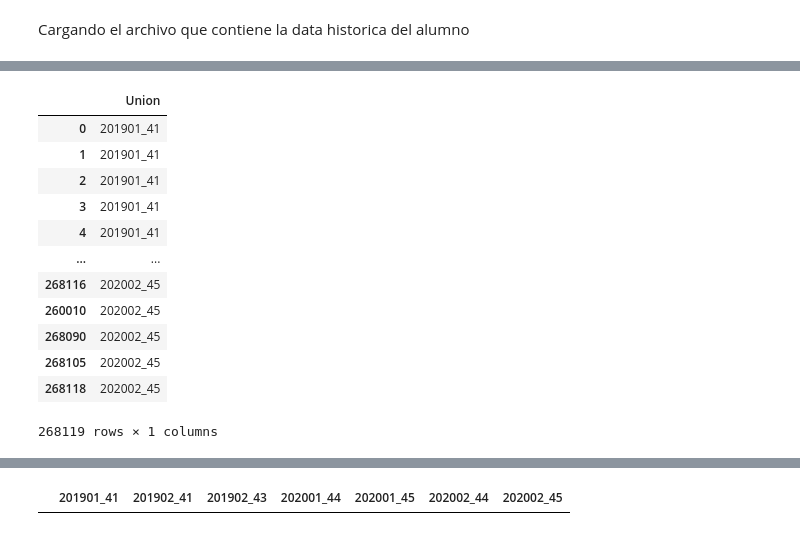
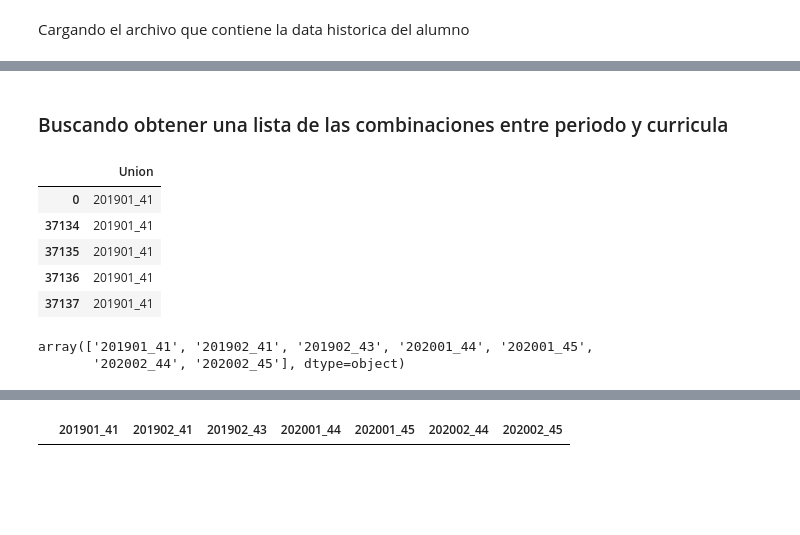
Before and after one commit to NuryYanque/RecomendacionDeCursos, a Jupyter notebook: notebooks/UPC_Sistema_Recomendacion.ipynb, the cells around one changed output, grey strips where cells are left out. Drawn from its saved outputs; the diff is of its cells as text; code cells hidden in the pictures; blank space fills up the shorter version.

```diff
--- a/notebooks/UPC_Sistema_Recomendacion.ipynb
+++ b/notebooks/UPC_Sistema_Recomendacion.ipynb
@@ -6,4 +6,4 @@ Cargando el archivo que contiene la data historica del alumno
 import pandas as pd
 xlsx_dataset = pd.ExcelFile('../../../Data_Ingenieria/dataset_1.xlsx')
 # %%
-df_dataset_1 = pd.read_excel(xlsx_dataset, 'dataset_1')
+df_feet_dataset_1 = pd.read_excel(xlsx_dataset, 'dataset_1')
@@ -9,0 +12,3 @@ df_dataset_1 = pd.read_excel(xlsx_dataset, 'dataset_1')
+# %%
+df_dataset_1 = df_feet_dataset_1.copy()
+df_dataset_1
@@ -30,22 +68,20 @@ df_temp = df_dataset_1[['COD_PERIODO','COD_CURRIC_ALUM']].sort_values(['COD_PERI
+# %% [markdown]
+### Buscando obtener una lista de las combinaciones entre periodo y curricula
 # %%
 df_temp['Union'] = df_temp[['COD_PERIODO','COD_CURRIC_ALUM']].apply('_'.join, axis=1)
 # %%
 df_temp = df_temp.sort_values(['Union'],ascending=[True])
-df_temp[['Union']]
+df_temp[['Union']].head(5)
 # %% [output]
 |  | Union |
 | 0 | 201901_41 |
-| 1 | 201901_41 |
-| 2 | 201901_41 |
-| 3 | 201901_41 |
-| 4 | 201901_41 |
-| ... | ... |
-| 268116 | 202002_45 |
-| 260010 | 202002_45 |
-| 268090 | 202002_45 |
-| 268105 | 202002_45 |
-| 268118 | 202002_45 |
+| 37134 | 201901_41 |
+| 37135 | 201901_41 |
+| 37136 | 201901_41 |
+| 37137 | 201901_41 |
-268119 rows × 1 columns
 # %%
 columnas = df_temp['Union'].unique().astype(list)
 columnas
+# %% [output]
+array(['201901_41', '201902_41', '201902_43', '202001_44', '202001_45',
+       '202002_44', '202002_45'], dtype=object)
```
Also changed, not shown: parts of 44 cells of this notebook.
